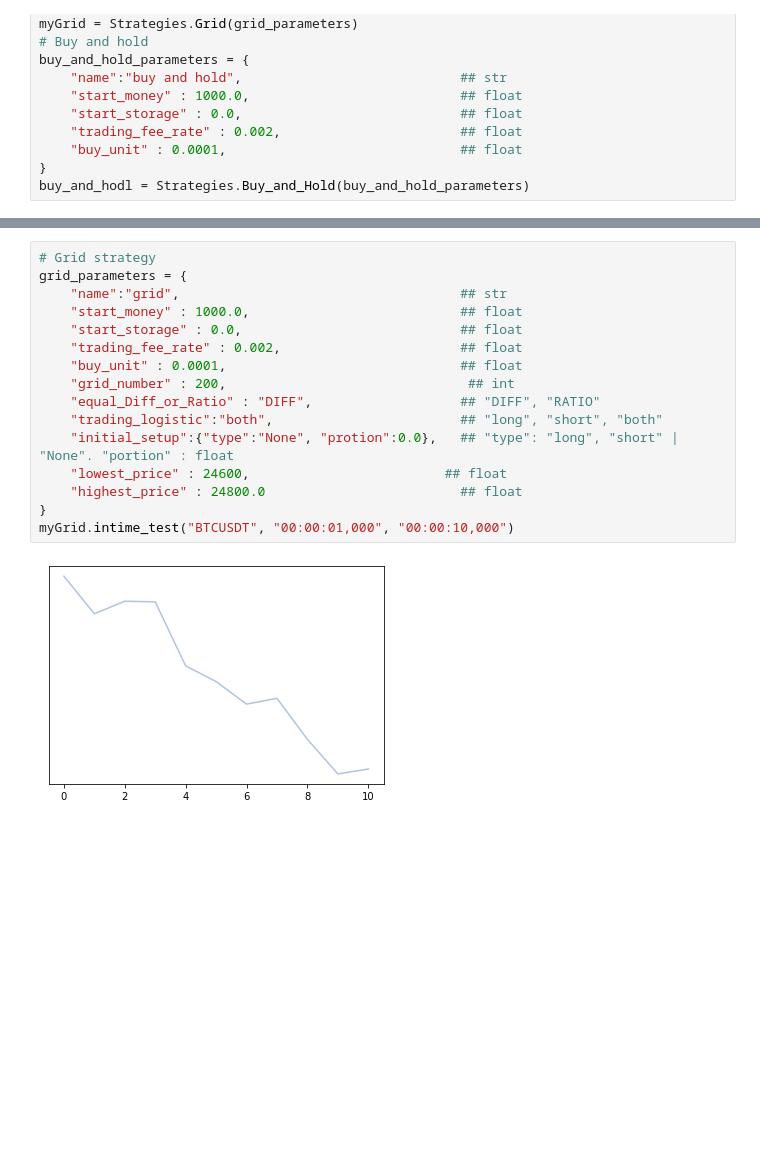
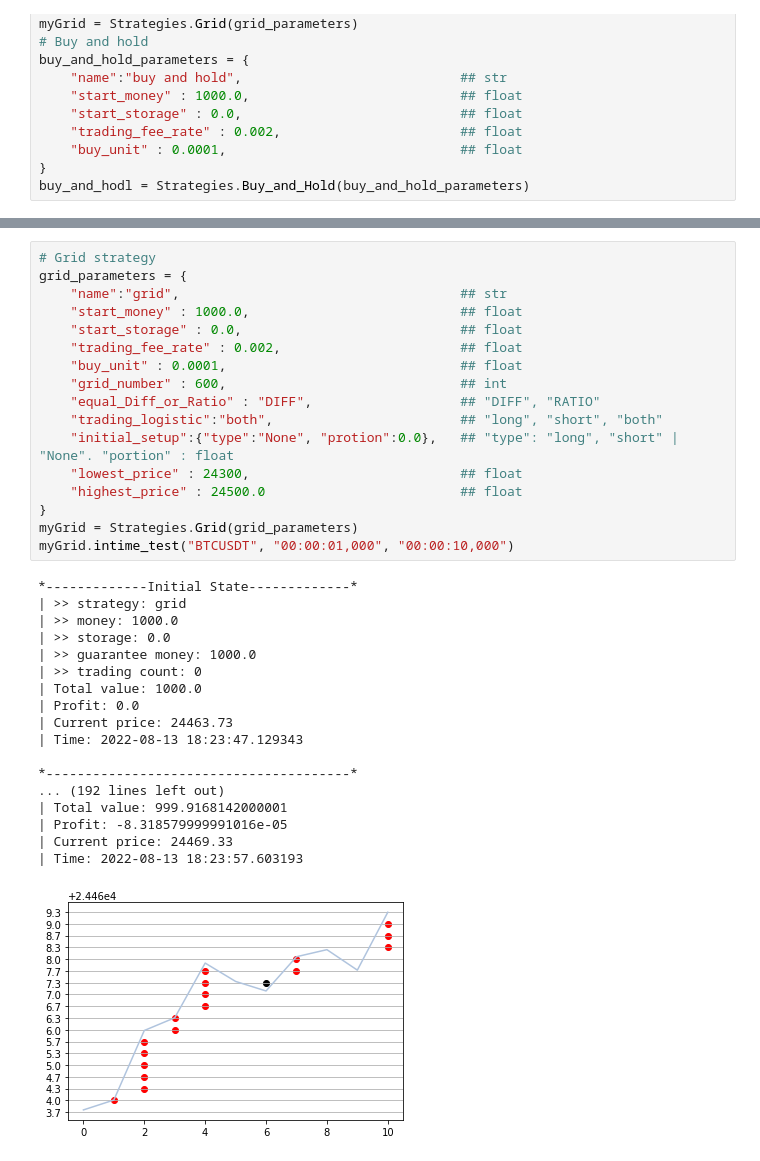
Before and after one commit to LagerWu0501/Grid_Trading, a Jupyter notebook: example.ipynb, the cells around one changed output, grey strips where cells are left out. Cells and saved outputs as stored; diff of their text form; blank space fills up the shorter version.

```diff
--- a/example.ipynb
+++ b/example.ipynb
@@ -98,18 +98,36 @@ Time: 2022-08-13 12:02:01.449681
 # %%
 # Grid strategy
 grid_parameters = {
     "name":"grid",                                    ## str
     "start_money" : 1000.0,                           ## float
     "start_storage" : 0.0,                            ## float
     "trading_fee_rate" : 0.002,                       ## float
     "buy_unit" : 0.0001,                              ## float
-    "grid_number" : 200,                               ## int
+    "grid_number" : 600,                              ## int
     "equal_Diff_or_Ratio" : "DIFF",                   ## "DIFF", "RATIO"
     "trading_logistic":"both",                        ## "long", "short", "both"
     "initial_setup":{"type":"None", "protion":0.0},   ## "type": "long", "short" | "None". "portion" : float
-    "lowest_price" : 24600,                         ## float
-    "highest_price" : 24800.0                         ## float
+    "lowest_price" : 24300,                           ## float
+    "highest_price" : 24500.0                         ## float
 }
+myGrid = Strategies.Grid(grid_parameters)
 myGrid.intime_test("BTCUSDT", "00:00:01,000", "00:00:10,000")
 # %% [output]
+*-------------Initial State-------------*
+| >> strategy: grid
+| >> money: 1000.0
+| >> storage: 0.0
+| >> guarantee money: 1000.0
+| >> trading count: 0
+| Total value: 1000.0
+| Profit: 0.0
+| Current price: 24463.73
+| Time: 2022-08-13 18:23:47.129343
+
+*---------------------------------------*
+... (192 lines left out)
+| Total value: 999.9168142000001
+| Profit: -8.318579999991016e-05
+| Current price: 24469.33
+| Time: 2022-08-13 18:23:57.603193
-[figure, old version]
+[figure, new version]
```
Also changed, not shown: parts of 3 cells of this notebook, 2 other files.
